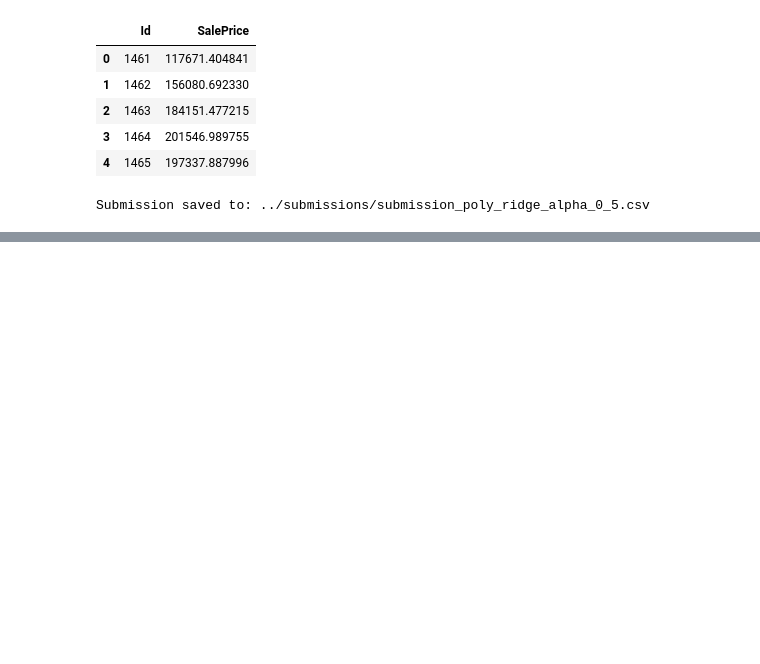
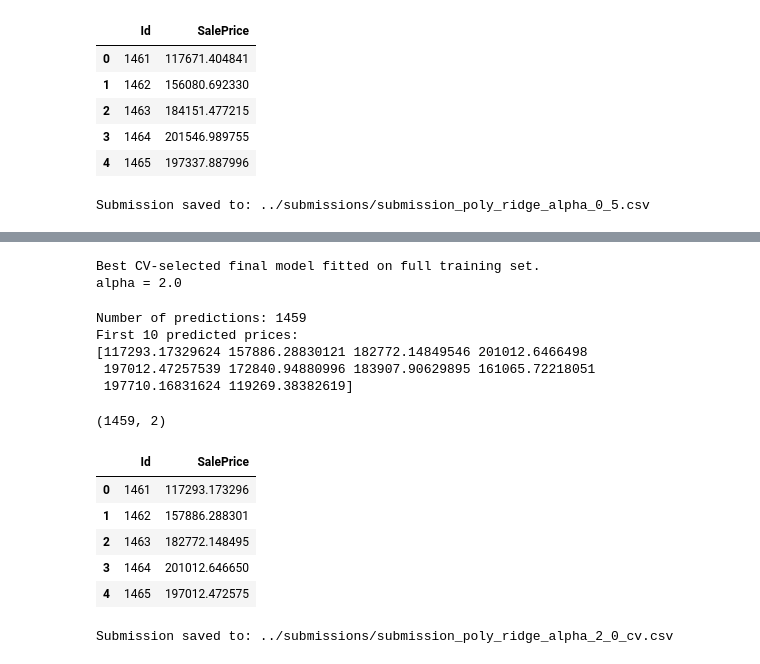
Before and after one commit to offTxmmy/house-prices-ml, a Jupyter notebook: notebooks/01_baseline_linear_regression.ipynb, the cells around one changed output, grey strips where cells are left out. Drawn from its saved outputs; the diff is of its cells as text; code cells hidden in the pictures; blank space fills up the shorter version.

```diff
--- a/notebooks/01_baseline_linear_regression.ipynb
+++ b/notebooks/01_baseline_linear_regression.ipynb
@@ -620,0 +696,52 @@ Submission saved to: ../submissions/submission_poly_ridge_alpha_0_5.csv
+# %%
+best_alpha_cv = 2.0
+
+best_final_model_cv = Pipeline(steps=[
+    ("preprocessor", preprocessor_poly),
+    ("model", Ridge(alpha=best_alpha_cv))
+])
+
+best_final_model_cv.fit(X, y_log)
+
+print("Best CV-selected final model fitted on full training set.")
+print("alpha =", best_alpha_cv)
+# %% [output]
+Best CV-selected final model fitted on full training set.
+alpha = 2.0
+# %%
+test_pred_log_cv = best_final_model_cv.predict(X_test)
+test_pred_cv = np.exp(test_pred_log_cv)
+
+print("Number of predictions:", len(test_pred_cv))
+print("First 10 predicted prices:")
+print(test_pred_cv[:10])
+# %% [output]
+Number of predictions: 1459
+First 10 predicted prices:
+[117293.17329624 157886.28830121 182772.14849546 201012.6466498
+ 197012.47257539 172840.94880996 183907.90629895 161065.72218051
+ 197710.16831624 119269.38382619]
+# %%
+submission_cv = pd.DataFrame({
+    "Id": test_df["Id"],
+    "SalePrice": test_pred_cv
+})
+
+print(submission_cv.shape)
+submission_cv.head()
+# %% [output]
+(1459, 2)
+|  | Id | SalePrice |
+| 0 | 1461 | 117293.173296 |
+| 1 | 1462 | 157886.288301 |
+| 2 | 1463 | 182772.148495 |
+| 3 | 1464 | 201012.646650 |
+| 4 | 1465 | 197012.472575 |
+# %%
+submission_cv_path = "../submissions/submission_poly_ridge_alpha_2_0_cv.csv"
+
+submission_cv.to_csv(submission_cv_path, index=False)
+
+print("Submission saved to:", submission_cv_path)
+# %% [output]
+Submission saved to: ../submissions/submission_poly_ridge_alpha_2_0_cv.csv
```
Also changed, not shown: parts of 3 cells of this notebook, 1 other file.
